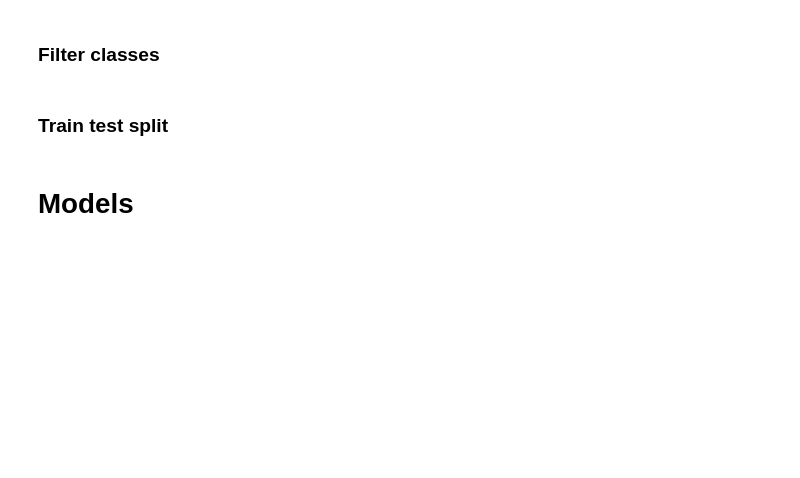
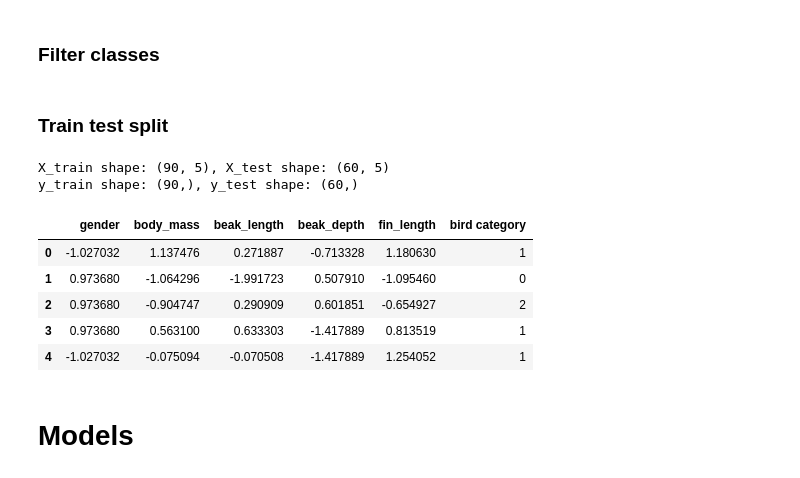
Before and after one commit to haneenakram/neural-network-preject, a Jupyter notebook: task2-notebook.ipynb, the cells around one changed output. Saved outputs shown, nothing was run; the diff lists cells and outputs as text; code cells hidden in the pictures; blank space fills up the shorter version.

```diff
--- a/task2-notebook.ipynb
+++ b/task2-notebook.ipynb
@@ -87,7 +87,7 @@ plt.show()
 ### Standard scaler
 # %%
 scaler=StandardScaler() # to preserve the data shape
-data_scaled=data.columns[1:-1]
-data[data_scaled]=scaler.fit_transform(data[data_scaled])
+columns=data.drop(columns=['bird category']).columns
+data[columns]=scaler.fit_transform(data[columns])
 print(data.head())
 # %% [output]
@@ -121,7 +121,7 @@ Y=data['bird category'].values
 # %%
 def filter_classes(data, class_1, class_2,class_3):
     filtered_data = data[data['bird category'].isin([class_1, class_2,class_3])].reset_index(drop=True)
-    class_mapping = {class_1: -1, class_2: 0, class_3: 1}
+    class_mapping = {class_1: 0, class_2: 1, class_3: 2}
     filtered_data['bird category'] = filtered_data['bird category'].map(class_mapping)
 
     return filtered_data
@@ -156,6 +156,43 @@ X_train, X_test, y_train, y_test = train_test_split(X, Y, test_size=0.4, random_
 # encoder = OneHotEncoder()
 # y_train = encoder.fit_transform(y_train.reshape(-1, 1))
 # y_test = encoder.transform(y_test.reshape(-1, 1))
+# %%
+def train_split(filtered_data):
+    # Select balanced subset: 30 samples per class for training
+    train_data = filtered_data.groupby('bird category', group_keys=False).apply(
+        lambda x: x.sample(n=30, random_state=42)
+    )
+
+    # Remaining 20 samples per class for testing
+    test_data = filtered_data.drop(train_data.index)
+
+    # Split features and labels
+    X_train = train_data.drop(columns=['bird category']).values
+    y_train = train_data['bird category'].values
+    X_test = test_data.drop(columns=['bird category']).values
+    y_test = test_data['bird category'].values
+
+    print(f"X_train shape: {X_train.shape}, X_test shape: {X_test.shape}")
+    print(f"y_train shape: {y_train.shape}, y_test shape: {y_test.shape}")
+    return X_train, y_train, X_test, y_test
+
+filtered_data = filter_classes(data, 0, 1, 2)
+
+shuffledData = filtered_data.sample(frac=1, random_state=42).reset_index(drop=True)
+
+X_train, y_train, X_test, y_test = train_split(shuffledData)
+# %% [output]
+X_train shape: (90, 5), X_test shape: (60, 5)
+y_train shape: (90,), y_test shape: (60,)
+# %%
+shuffledData.head()
+# %% [output]
+|  | gender | body_mass | beak_length | beak_depth | fin_length | bird category |
+| 0 | -1.027032 | 1.137476 | 0.271887 | -0.713328 | 1.180630 | 1 |
+| 1 | 0.973680 | -1.064296 | -1.991723 | 0.507910 | -1.095460 | 0 |
+| 2 | 0.973680 | -0.904747 | 0.290909 | 0.601851 | -0.654927 | 2 |
+| 3 | 0.973680 | 0.563100 | 0.633303 | -1.417889 | 0.813519 | 1 |
+| 4 | -1.027032 | -0.075094 | -0.070508 | -1.417889 | 1.254052 | 1 |
 # %% [markdown]
 # Models
 # %%
```
Also changed, not shown: parts of 6 cells of this notebook.
